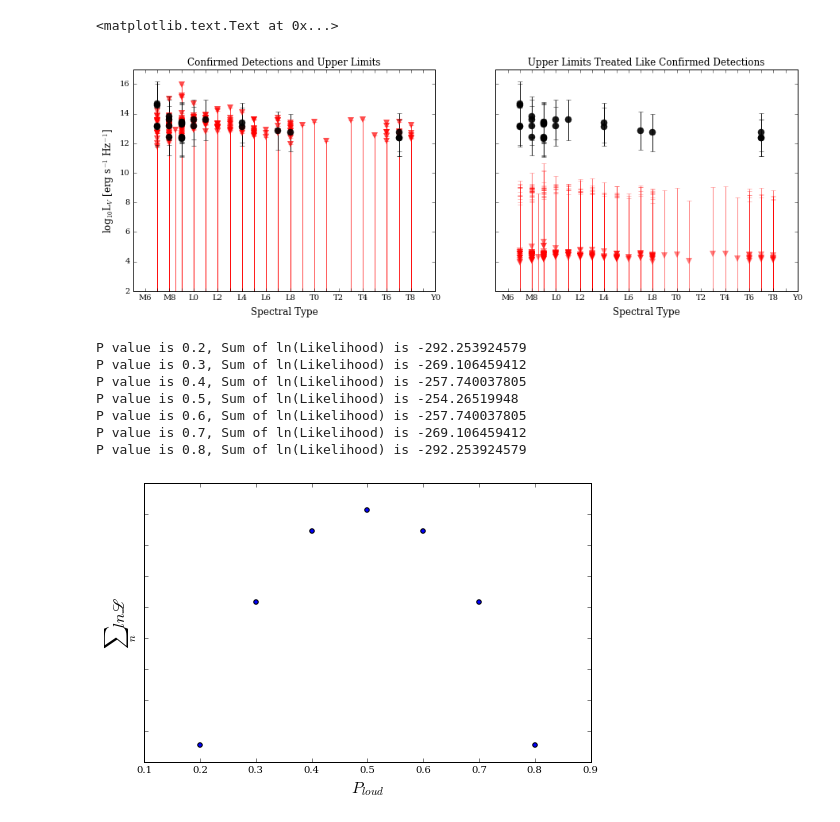
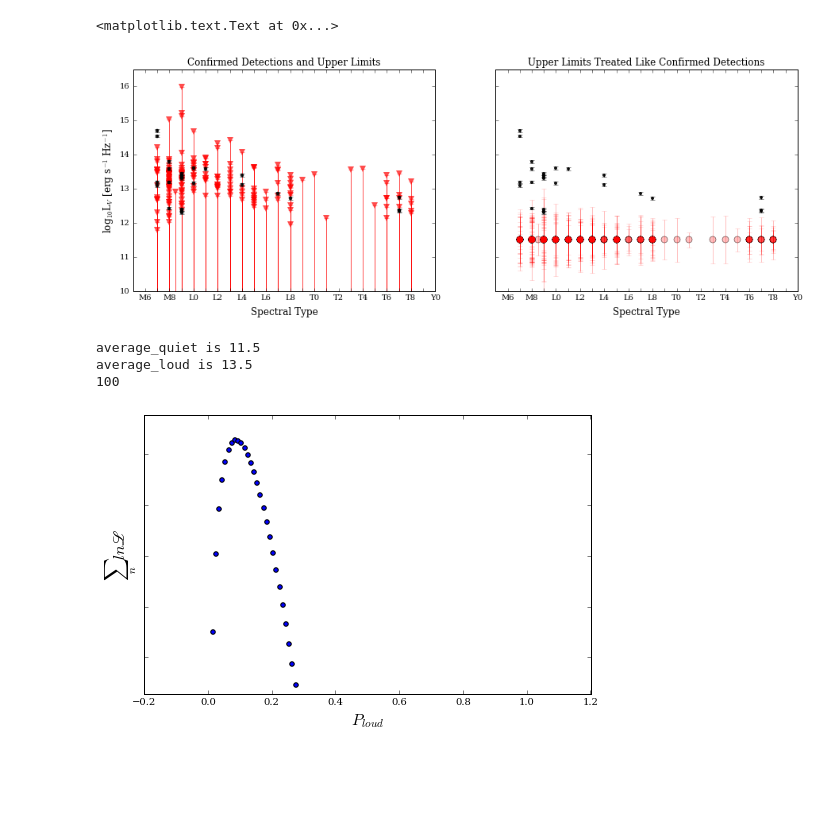
Before and after one commit to elliesch/python_codes, a Jupyter notebook: MixtureModel.ipynb, the cells around one changed output. Cells and saved outputs as stored; diff of their text form; code cells hidden in the pictures; blank space fills up the shorter version.

```diff
--- a/MixtureModel.ipynb
+++ b/MixtureModel.ipynb
@@ -16,9 +17,11 @@ plt.rcParams['font.family']='serif'
 csv = np.genfromtxt ('RadioDetectionTable_Limits.csv', delimiter=",")
 LV = csv[1:,7]
 LV_err=csv[1:,8]
-LV_err = LV_err/LV
-LV=np.log10(LV) #convert to natural log basis
-LV_err= 0.1*LV
+lLV_err = LV_err/(LV*np.log(10)) #linear approx for log10 error
+lLV=np.log10(LV) #convert to log10 basis
+# LV_err= 0.1*lLV
+
+#These are the indices to determine if confirmed or upper limit
 Conf_index = csv[1:,10]
 Conf_index = Conf_index.astype(int) #will index which values are confirmed dections
 Conf_index = Conf_index == 0
@@ -33,53 +36,58 @@ temp_err = csv[1:,14]
 vsini = csv[1:,3]
 vsini_err = csv[1:,16]
 
+
 ##Dividing 3sigma uplims by 3 and adding error bar of 1sigma
-LVconf = LV[Conf_index]
-LVconf_err = LV_err[Conf_index]
-# err_av=np.mean(LVconf_err)
+lLVconf = lLV[Conf_index]
+lLVconf_err = lLV_err[Conf_index]
 
 LVuplim = LV[UL_index]
-LVuplim_conf = LVuplim/3
-#LVuplim_err = np.full((1, (len(LVuplim))), err_av)
-LVuplim_err = LVuplim_conf
+lLVuplim = np.log10(LVuplim)
+#lLVuplim_conf_err = 0.5
+#lLVuplim_conf = lLVuplim - 3. * lLVuplim_conf_err
+lLVuplim_conf = 11.5 + np.zeros_like(LVuplim)
+lLVuplim_conf_err = (lLVuplim - lLVuplim_conf) / 3.
 
-LVtotal = np.concatenate((LVuplim_conf, LVuplim))
+lLVtotal = np.concatenate((lLVuplim_conf, lLVconf))
 # %%
 ###===========
 # This section plots the data, 1 with uplims and one with uplims-->confirmed, vs. temperature
 ###===========
 
 spectype_conf = spectype[Conf_index]
 spectype_ul = spectype[UL_index]
 
 f, (ax1, ax2) = plt.subplots(1, 2, sharey=True, figsize=(15, 5))
 
 labels = ['','M6','','M8','','L0','','L2','','L4','','L6','','L8','',
           'T0','','T2','','T4','','T6','','T8','', 'Y0']
+
+#Upper limits not yet divided by three
 ax1.set_xticks(np.arange(5,31,1))
 ax1.set_xticklabels(labels)
-ax1.errorbar(spectype_ul, LVuplim, yerr=LVuplim, uplims=np.ones(sum(UL_index), dtype=bool), ls='', c='red', markersize='8', markeredgecolor='None', alpha=0.7, fmt="v")
-ax1.errorbar(spectype_conf, LVconf, yerr=LVconf_err, ls='', c='k', markersize='8', markeredgecolor=None, alpha=0.9, fmt="o")
+ax1.errorbar(spectype_ul, lLVuplim, yerr=lLVuplim, uplims=np.ones(sum(UL_index), dtype=bool), ls='', c='red', markersize='8', markeredgecolor='None', alpha=0.7, fmt="v")
+ax1.errorbar(spectype_conf, lLVconf, yerr=lLVconf_err, ls='', c='k', markersize='4', markeredgecolor=None, alpha=0.9, fmt="o")
 
 ax1.set_xlim(5,30)
-ax1.set_ylim(2,17)
+ax1.set_ylim(10,16.5)
 ax1.set_xlabel('Spectral Type', fontsize=12, labelpad=7)
 ax1.set_ylabel('log$_{10}$L$_V$ [erg s$^{-1}$ Hz$^{-1}$]', fontsize=12)
 ax1.set_title('Confirmed Detections and Upper Limits')
 
 ax2.set_xticks(np.arange(5,31,1))
 ax2.set_xticklabels(labels)
-ax2.errorbar(spectype_ul, LVuplim_conf, yerr=LVuplim_err, ls='', c='red', markersize='8', markeredgecolor='None', alpha=0.5, fmt="v")
-ax2.errorbar(spectype_conf, LVconf, yerr=LVconf_err, ls='', c='k', markersize='8', markeredgecolor=None, alpha=0.9, fmt="o")
+ax2.errorbar(spectype_ul, lLVuplim_conf, yerr=lLVuplim_conf_err, ls='', c='None', markeredgecolor='k', markersize='8', alpha=0.9, fmt="o")
+ax2.errorbar(spectype_ul, lLVuplim_conf, yerr=lLVuplim_conf_err, ls='', c='red', markeredgecolor='None', markersize='8', alpha=0.25, fmt="o")
+ax2.errorbar(spectype_conf, lLVconf, yerr=lLVconf_err, ls='', c='k', markersize='4', markeredgecolor='None', alpha=0.9, fmt="o")
 
 ax2.set_xlim(5,30)
 ax2.set_xlabel('Spectral Type', fontsize=12, labelpad=7)
 ax2.set_title('Upper Limits Treated Like Confirmed Detections')
 
 # plt.tight_layout()
 # %% [output]
 <matplotlib.text.Text at 0x...>
-[figure, old version]
+[figure, new version]
 # %%
 ###===========
 # This section plots likelihood function for simplest model
@@ -88,30 +96,33 @@ ax2.set_title('Upper Limits Treated Like Confirmed Detections')
 #Likelihood function is: L=(1-P)N(y_n|mu_q, var_q) + P*N(y_n|mu_l, var_l)
 
 P = 0.5
-mu_q = np.average(LVuplim_conf, weights=LVuplim_err) #xi from histogram above
-var_q = np.var(LVuplim_conf) # var_q = sigma_q**2 from histogram above
-mu_l = np.average(LVconf, weights=LVconf_err) #mu from histogram above
-var_l = np.var(LVconf) # var_l = sigma_l**2 from histogram above
+mu_q = 11.5
+var_q = 0.3
+mu_l = 13.5
+var_l = 1.
 pi = math.pi
+
+print "average_quiet is " + str(mu_q)
+print "average_loud is " + str(mu_l)
+
 
 P_array=[]
 total_array=[]
 likelihood_array=[]
-for P in np.arange(0.2,0.8,0.1):
-    Likelihood = (1-P)*(1/np.sqrt(2*pi*var_q))*(np.exp((-1/2)*((LVtotal-mu_q)**2)/var_q)) + P*(1/np.sqrt(2*pi*var_l))*(np.exp((-1/2)*((LVtotal-mu_l)**2)/var_l))
+dP = 0.01
+for P in np.arange(0.5 * dP, 1., dP):
+    Likelihood = (1-P)*(1/np.sqrt(2*pi*var_q))*(np.exp((-1/2)*((lLVtotal-mu_q)**2)/var_q)) + P*(1/np.sqrt(2*pi*var_l))*(np.exp((-1/2)*((lLVtotal-mu_l)**2)/var_l))
     total = np.sum(np.log10(Likelihood))
     likelihood_array.append(Likelihood)
     P_array.append(P)
     total_array.append(total)
-    print "P value is %s, Sum of ln(Likelihood) is %s" %(P, total)
+#     print "P value is %s, Sum of ln(Likelihood) is %s" %(P, total)
+
+print len(np.arange(0.5 * dP, 1., dP))
 # %% [output]
-P value is 0.2, Sum of ln(Likelihood) is -292.253924579
-P value is 0.3, Sum of ln(Likelihood) is -269.106459412
-P value is 0.4, Sum of ln(Likelihood) is -257.740037805
-P value is 0.5, Sum of ln(Likelihood) is -254.26519948
-P value is 0.6, Sum of ln(Likelihood) is -257.740037805
-P value is 0.7, Sum of ln(Likelihood) is -269.106459412
-P value is 0.8, Sum of ln(Likelihood) is -292.253924579
+average_quiet is 11.5
+average_loud is 13.5
+100
 # %%
 ###===========
 # This section plots the first of Hogg's graph tests
@@ -121,9 +132,10 @@ plt.figure(figsize=(8,5))
 plt.scatter(P_array, total_array)
 plt.xlabel("$P_{loud}$", fontsize='16')
 plt.ylabel("$\sum_{n} ln\mathscr{L}$", fontsize='16')
+plt.ylim(np.max(total_array)-10., np.max(total_array)+1.)
 plt.tick_params(axis='y', labelleft='off')
 # %% [output]
-[figure, old version]
+[figure, new version]
 # %%
 ###===========
 # This section plots the second of Hogg's graph tests for most likely P value, P=0.5
```
Also changed, not shown: parts of 3 cells of this notebook.
